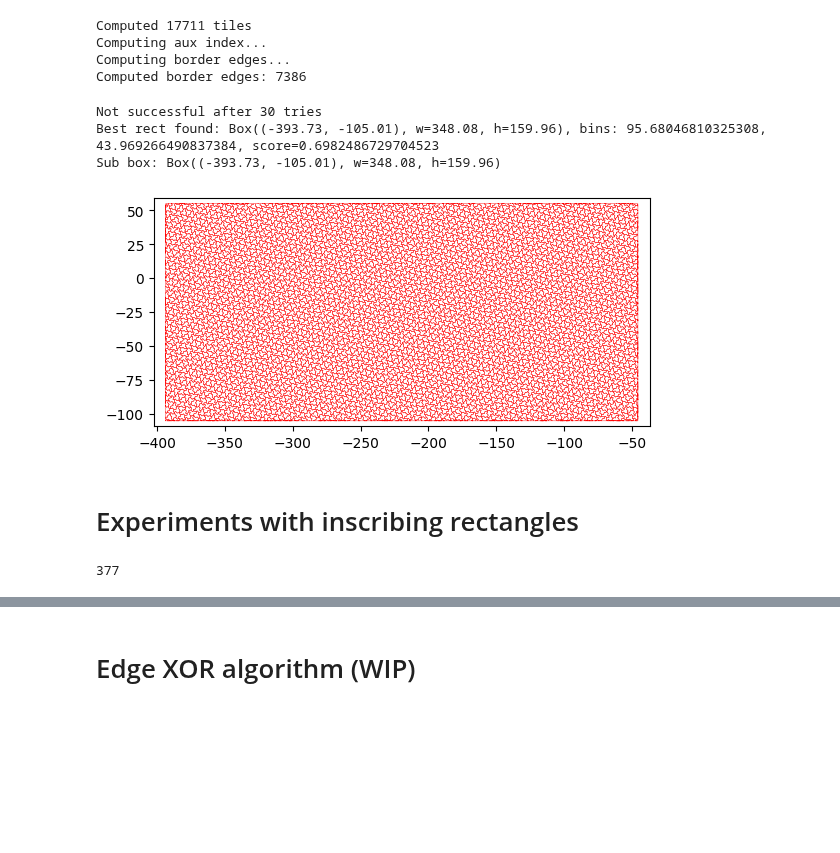
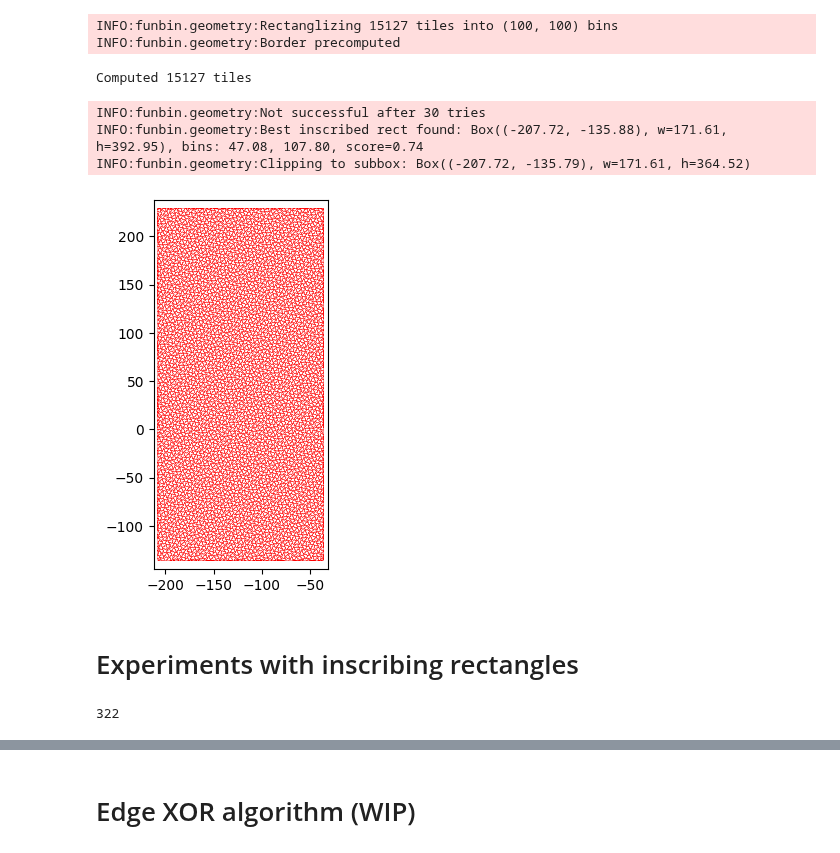
Before and after one commit to nj-vs-vh/funbin, a Jupyter notebook: scripts/inscribing_rect.ipynb, the cells around one changed output, grey strips where cells are left out. Drawn from its saved outputs; the diff is of its cells as text; code cells hidden in the pictures; blank space fills up the shorter version.

```diff
--- a/scripts/inscribing_rect.ipynb
+++ b/scripts/inscribing_rect.ipynb
@@ -17,32 +17,35 @@ from funbin.einstein import aperiodic_monotile
 from funbin.geometry import Box, LineSegment, Point, Polygon, SpatialIndex
 # %%
+import logging
+
 from funbin.geometry import rectanglize_tiling
 
-tiles = aperiodic_monotile(niter=5)
-print(f"Computed {len(tiles)} tiles")
+logging.basicConfig(level=logging.INFO)
+
+meta_tile = aperiodic_monotile(niter=5).H7
+tiles = meta_tile.as_polygons()
 
 tiles_r = rectanglize_tiling(
     tiles,
     rotate=True,
     target_bins=(100, 100),
-    debug=True,
     max_tries=30,
+    border_edges_precomputed=meta_tile.border_edges(),
 )
 
 fig, ax = plt.subplots()
 # ax.add_collection(PolyCollection([p.verts for p in tiles], edgecolor="gray", facecolor="none", linewidth=0.3))
 ax.add_collection(PolyCollection([p.verts for p in tiles_r], edgecolor="red", facecolor="none", linewidth=0.3))
 Box.bounding_all(tiles_r).resized(1.05).fit_axes(ax)
 ax.set_aspect("equal")
 # %% [output]
-Computed 17711 tiles
-Computing aux index...
-Computing border edges...
-Computed border edges: 7386
+INFO:funbin.geometry:Rectanglizing 15127 tiles into (100, 100) bins
+INFO:funbin.geometry:Border precomputed
-Not successful after 30 tries
-Best rect found: Box((-393.73, -105.01), w=348.08, h=159.96), bins: 95.68046810325308, 43.969266490837384, score=0.6982486729704523
-Sub box: Box((-393.73, -105.01), w=348.08, h=159.96)
+Computed 15127 tiles
+INFO:funbin.geometry:Not successful after 30 tries
+INFO:funbin.geometry:Best inscribed rect found: Box((-207.72, -135.88), w=171.61, h=392.95), bins: 47.08, 107.80, score=0.74
+INFO:funbin.geometry:Clipping to subbox: Box((-207.72, -135.79), w=171.61, h=364.52)
-[figure, old version]
+[figure, new version]
 # %% [markdown]
 # Experiments with inscribing rectangles
 # %%
@@ -50,11 +53,12 @@ def as_line2d(ls: LineSegment, **kw) -> Line2D:
     kw.setdefault("marker", ".")
     return Line2D([ls[0].x, ls[1].x], [ls[0].y, ls[1].y], **kw)
 # %%
-tiles = aperiodic_monotile(niter=3)
+meta_tile = aperiodic_monotile(niter=3).H7
+tiles = meta_tile.as_polygons()
 print(len(tiles))
 
 
 def plot_tiles(ax: Axes):
     ax.add_collection(PolyCollection([p.verts for p in tiles], edgecolor="lightgray", facecolor="none"))
 # %% [output]
-377
+322
```
Also changed, not shown: parts of 5 cells of this notebook, 4 other files.
